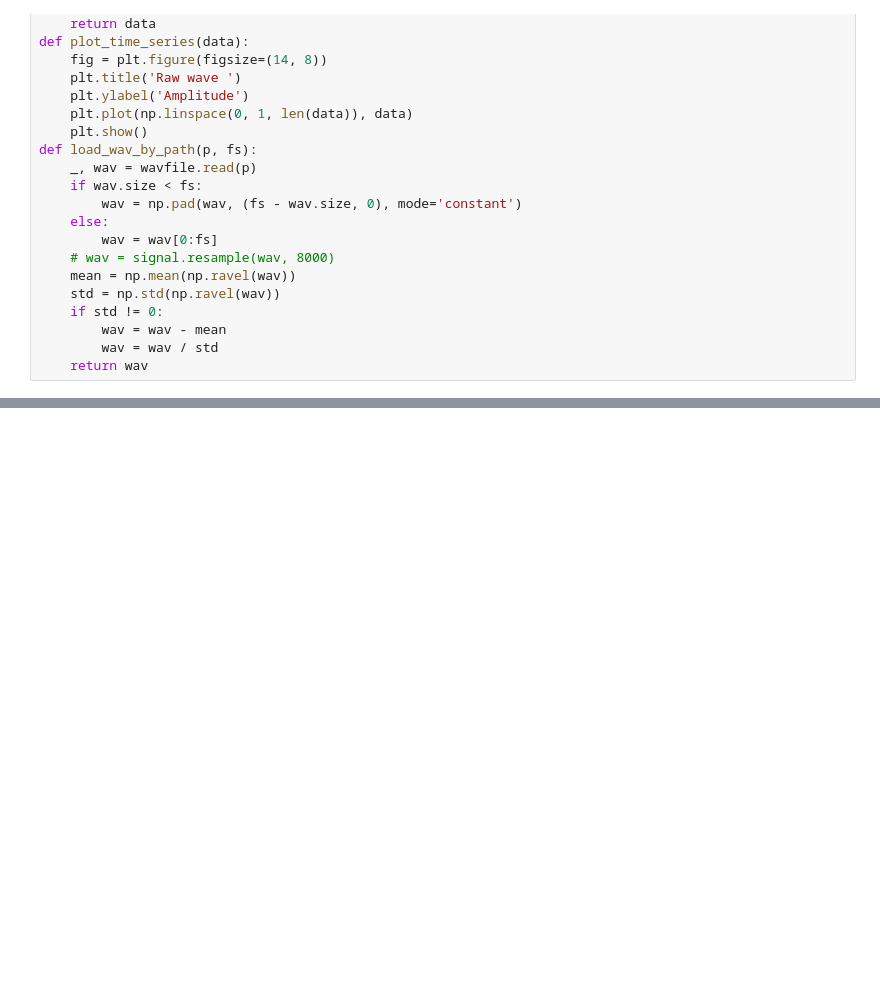
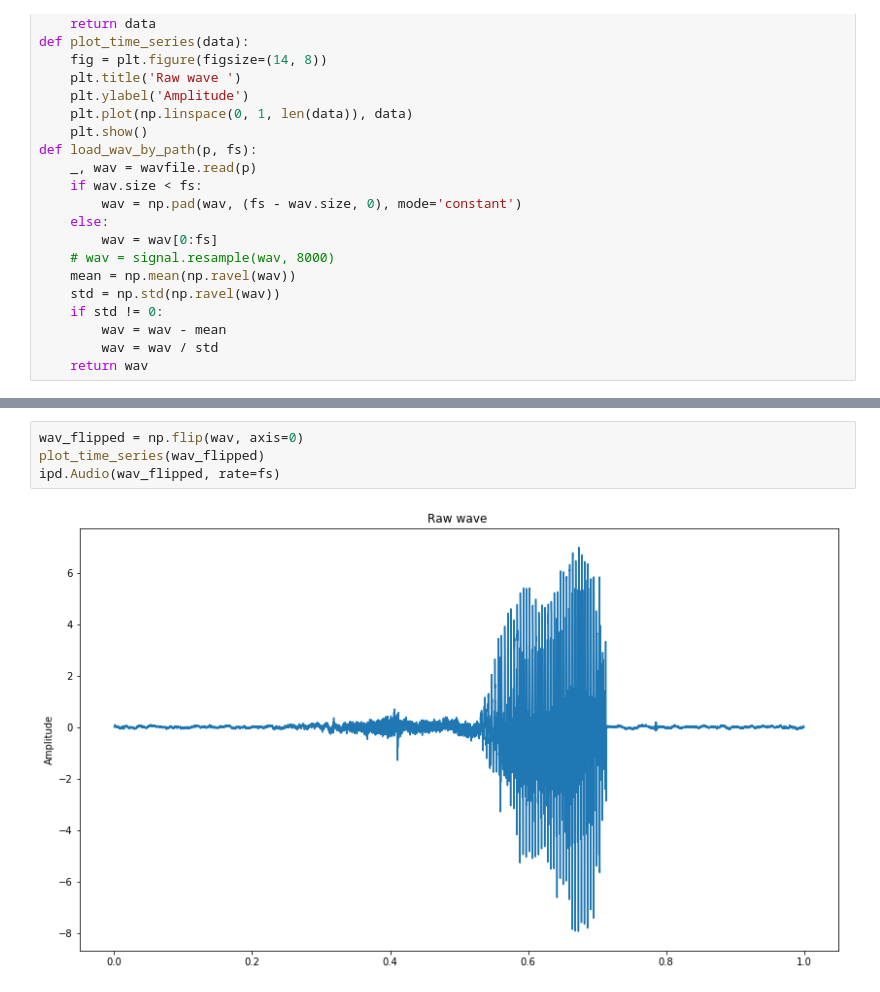
Before and after one commit to 3v1l91l/speech, a Jupyter notebook: src/augment.ipynb, the cells around one changed output, grey strips where cells are left out. Drawn from its saved outputs; the diff is of its cells as text; blank space fills up the shorter version.

```diff
--- a/src/augment.ipynb
+++ b/src/augment.ipynb
@@ -45,3 +45,9 @@ ipd.Audio(wav, rate=fs)
 # %% [output]
 [figure]
 [interactive output not drawn]
+# %%
+wav_flipped = np.flip(wav, axis=0)
+plot_time_series(wav_flipped)
+ipd.Audio(wav_flipped, rate=fs)
+# %% [output]
+[figure, added]
```
Also changed, not shown: parts of 8 cells of this notebook, 4 other files.
